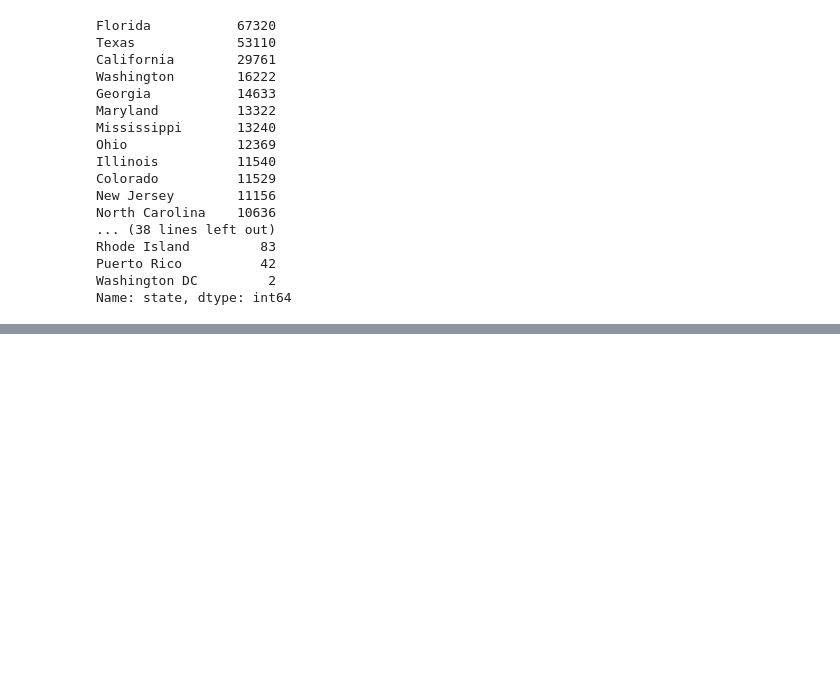
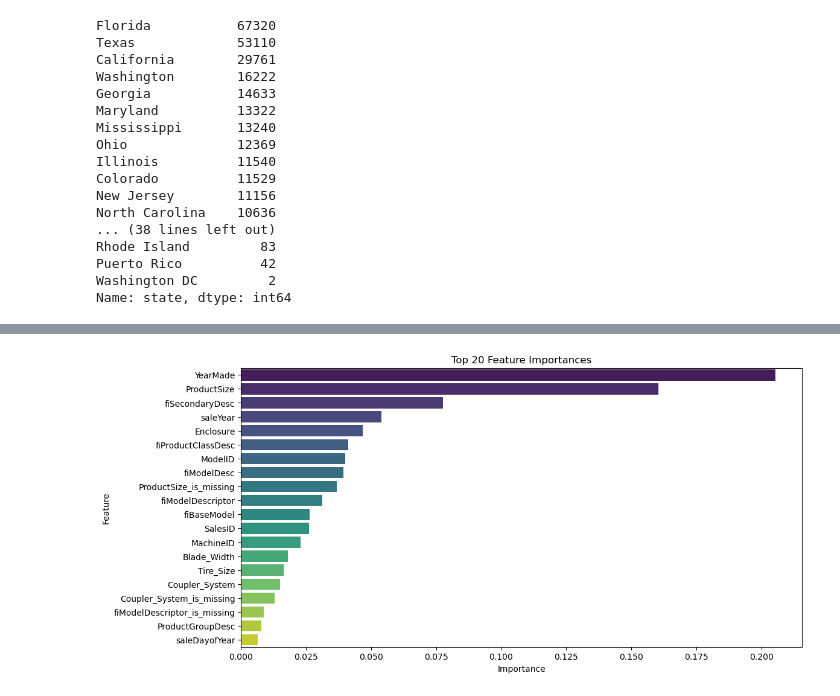
Before and after one commit to mlnbk/bulldozer_price, a Jupyter notebook: bulldozer-prices.ipynb, the cells around one changed output, grey strips where cells are left out. Saved outputs shown, nothing was run; the diff lists cells and outputs as text; code cells hidden in the pictures; blank space fills up the shorter version.

Commit message:
feat: add modelling section
* filling missing values
* building evaluation function
* testing the model
* tuning the model
* feature importance

```diff
--- a/bulldozer-prices.ipynb
+++ b/bulldozer-prices.ipynb
@@ -217,0 +417,6 @@ Name: state, dtype: int64
+# %%
+%%time
+# Cutting down the max number of samples each tree can see improves training time
+model.fit(X_train, y_train);
+
+show_scores(model)
@@ -217,0 +484,16 @@ Name: state, dtype: int64
+# %%
+%%time
+
+n_estimators = rs_model.best_params_['n_estimators']
+min_samples_leaf = rs_model.best_params_['min_samples_leaf']
+min_samples_split = rs_model.best_params_['min_samples_split']
+max_features = rs_model.best_params_['max_features']
+max_samples = rs_model.best_params_['max_samples']
+
+ideal_model = RandomForestRegressor(n_estimators=40,
+                                    min_samples_leaf=min_samples_leaf,
+                                    min_samples_split=min_samples_split,
+                                    max_features=max_features,
+                                    n_jobs=-1,
+                                    max_samples=max_samples)
+ideal_model.fit(X_train, y_train)
@@ -217,0 +618,24 @@ Name: state, dtype: int64
+# %%
+def plot_features(columns, importances, n=20):
+    # Create a DataFrame with the columns and importances
+    feature_importances = (pd.DataFrame({'Feature': columns, 'Importance': importances})
+                           .sort_values('Importance', ascending=False)
+                           .reset_index(drop=True))
+
+    # Take the top n features
+    top_features = feature_importances.head(n)
+
+    # Plot the feature importances using a barplot
+    plt.figure(figsize=(12, 6))
+    sns.barplot(x='Importance',
+                y='Feature',
+                data=top_features,
+                palette='viridis')
+    plt.title(f'Top {n} Feature Importances')
+    plt.xlabel('Importance')
+    plt.ylabel('Feature')
+    plt.show()
+# %%
+plot_features(X_train.columns, ideal_model.feature_importances_)
+# %% [output]
+[figure, added]
```
Also changed, not shown: parts of 55 cells of this notebook.
